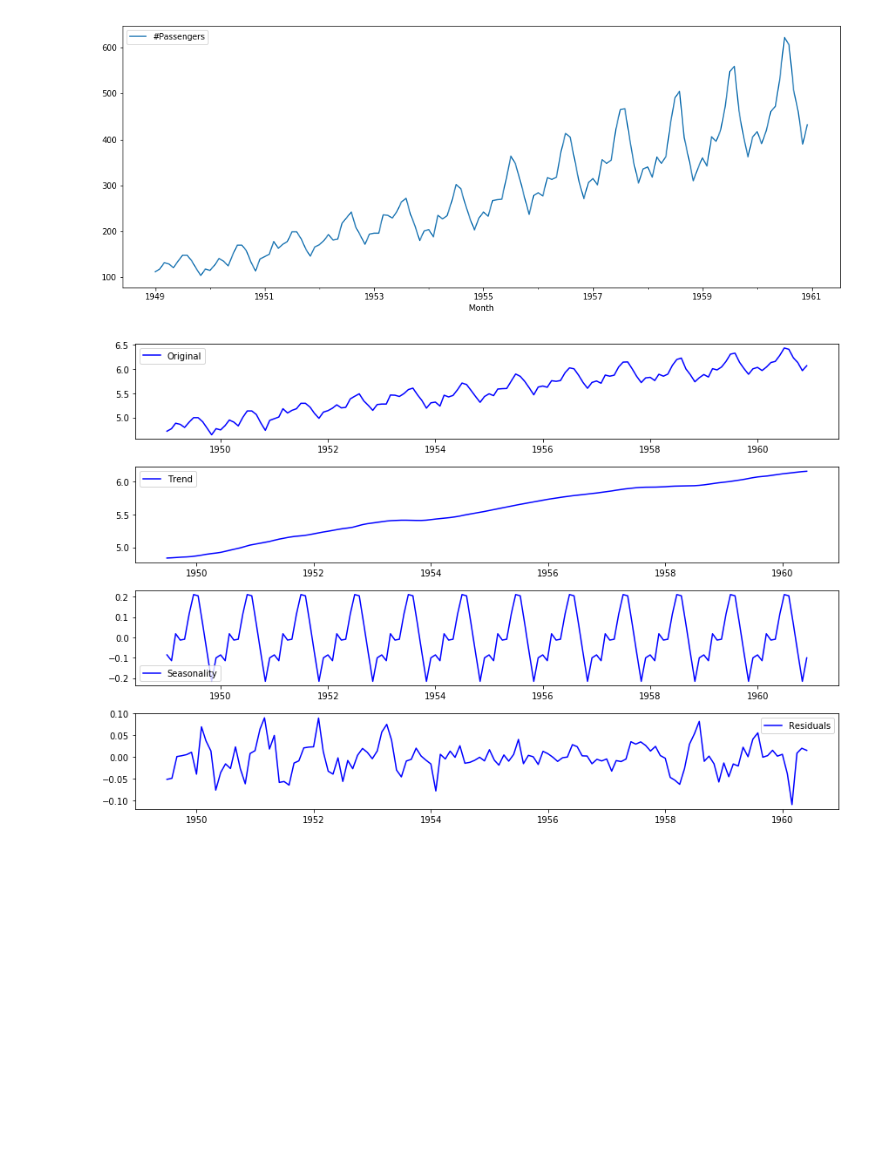
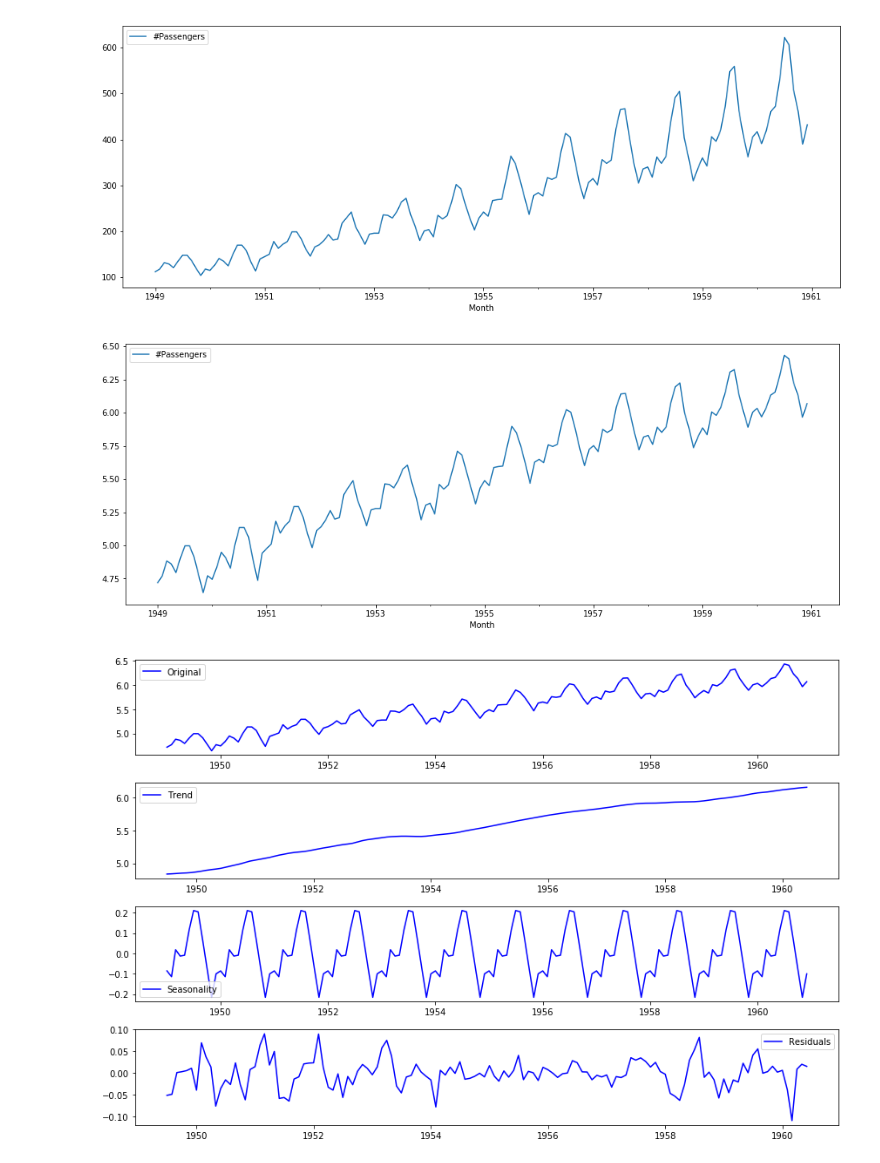
Before and after one commit to misha-learnco/dsc-time-series-decomposition-dc-ds-060319, a Jupyter notebook: index.ipynb, the cells around one changed output. Cells and saved outputs as stored; diff of their text form; code cells hidden in the pictures; blank space fills up the shorter version.

```diff
--- a/index.ipynb
+++ b/index.ipynb
@@ -93,6 +93,11 @@ plt.show()
 [figure]
 # %%
 ts_log=np.log(ts)
+# %%
+ts_log.plot(figsize=(16,6))
+plt.show()
+# %% [output]
+[figure, added]
 # %%
 # import seasonal_decompose
 from statsmodels.tsa.seasonal import seasonal_decompose
```
